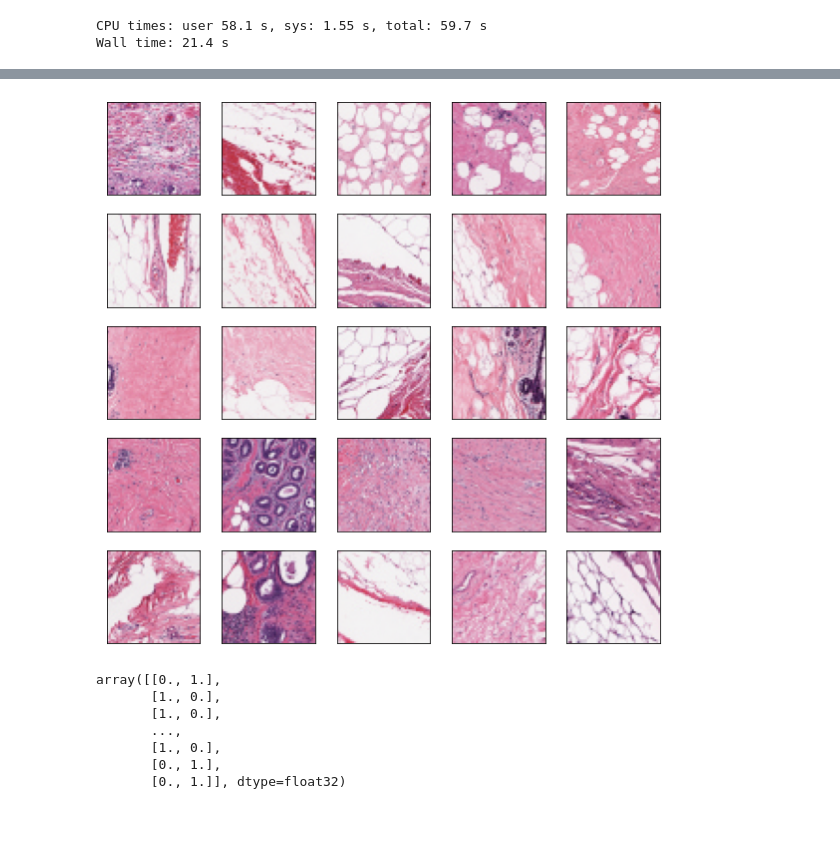
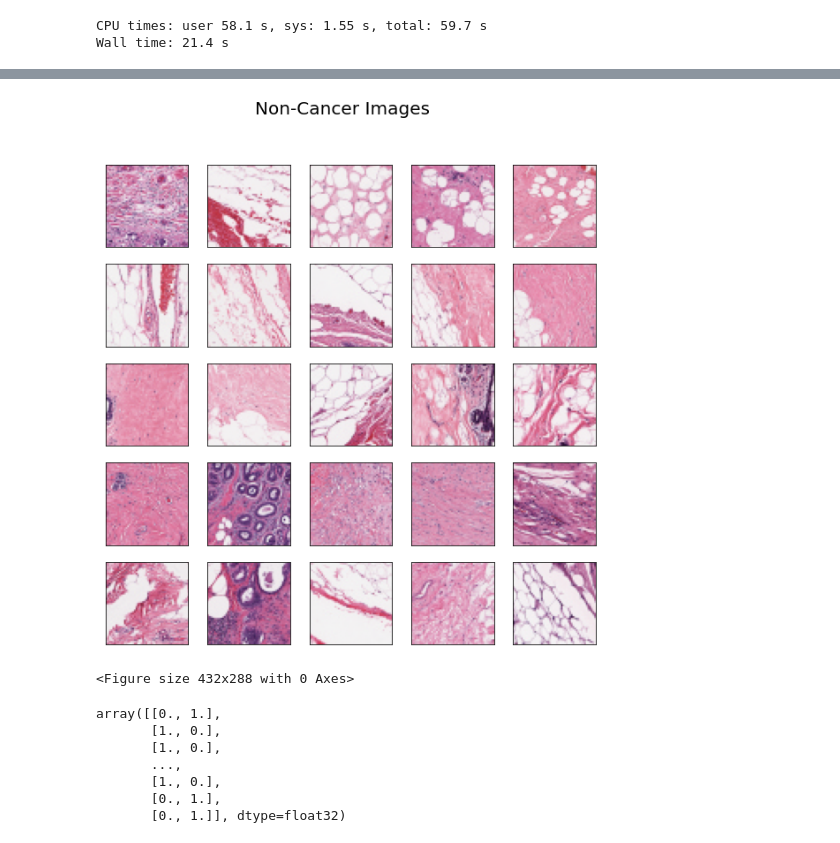
Before and after one commit to gimoonnam/CV, a Jupyter notebook: breast-cnn.ipynb, the cells around one changed output, grey strips where cells are left out. Saved outputs shown, nothing was run; the diff lists cells and outputs as text; code cells hidden in the pictures.

```diff
--- a/breast-cnn.ipynb
+++ b/breast-cnn.ipynb
@@ -111,16 +116,19 @@ plt.show()
 # %%
 plt.figure(figsize=(10,10))
+plt.suptitle("Non-Cancer Images", fontsize=20)
 for i in range(25):
     plt.subplot(5,5,i+1)
     plt.xticks([])
     plt.yticks([])
     plt.grid(False)
     plt.imshow(class0_array[i][0])
 #    plt.imshow(train_images[i], cmap=plt.cm.binary)
 #    plt.xlabel(class_names[train_labels[i]])
 plt.show()
+plt.savefig('non-Cancer-Images.png')
 # %% [output]
-[figure, old version]
+[figure, new version]
+<Figure size 432x288 with 0 Axes>
 # %%
 combined_data = np.concatenate((class0_array, class1_array))
 # %%
```
Also changed, not shown: parts of 1 cell of this notebook, 2 other files.
